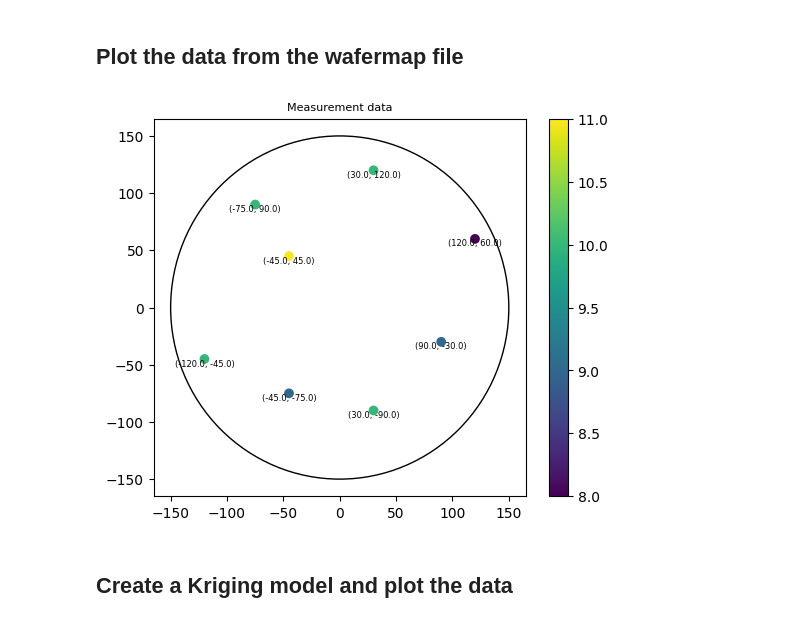
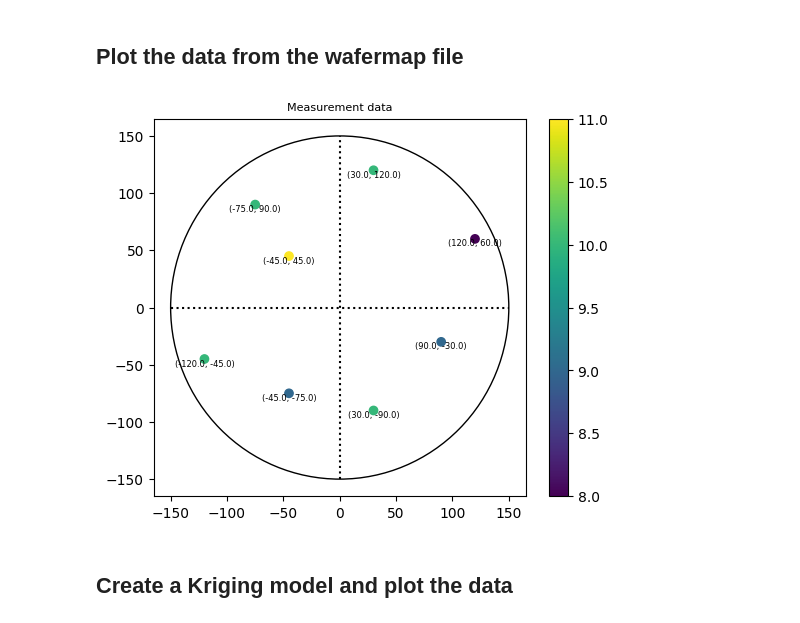
Before and after one commit to lokeshsubramany/Wafermap_Kriging, a Jupyter notebook: Generate_missing_measurements_with_Kriging.ipynb, the cells around one changed output. Saved outputs shown, nothing was run; the diff lists cells and outputs as text; code cells hidden in the pictures.

```diff
--- a/Generate_missing_measurements_with_Kriging.ipynb
+++ b/Generate_missing_measurements_with_Kriging.ipynb
@@ -25,29 +25,25 @@ memory usage: 7.5 KB
 # %%
 fig = plt.figure(figsize=(6,5),dpi=100)
 ax = fig.add_subplot(1, 1, 1)
 
 plt.scatter(x=new_df['X'],y=new_df['Y'],c=new_df['Value'])
 
 circ = plt.Circle((0, 0), radius=150,fill=None)
 ax.add_patch(circ)
 
-#ax.hlines(y=0,xmin=-150,xmax=150)
-#ax.vlines(x=0,ymin=-150,ymax=150)
-
-# for (xi, yi) in zip(new_df['X'].values,
-#                     new_df['Y'].values):
-#     plt.text(xi, yi, (xi,yi), va='top', ha='center')
+ax.hlines(y=0,xmin=-150,xmax=150,colors='black',linestyles='dotted')
+ax.vlines(x=0,ymin=-150,ymax=150,colors='black',linestyles='dotted')
 
 #Show points only for locations with measurement
 for (xi, yi) in zip(new_df[new_df['Value'].notnull()]['X'].values,
                     new_df[new_df['Value'].notnull()]['Y'].values):
     plt.text(xi, yi, (xi,yi), va='top', ha='center',size=6)
 
 plt.title('Measurement data', size=8)
 plt.colorbar()
 plt.show()
 # %% [output]
-[figure, old version]
+[figure, new version]
 # %% [markdown]
 ## Create a Kriging model and plot the data
 # %%
```
Also changed, not shown: parts of 5 cells of this notebook.
